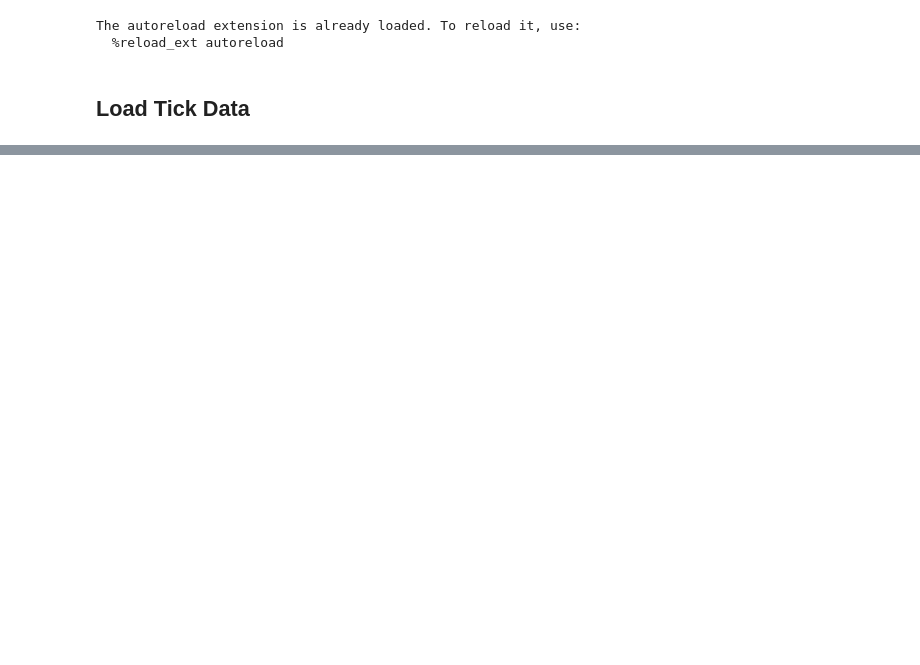
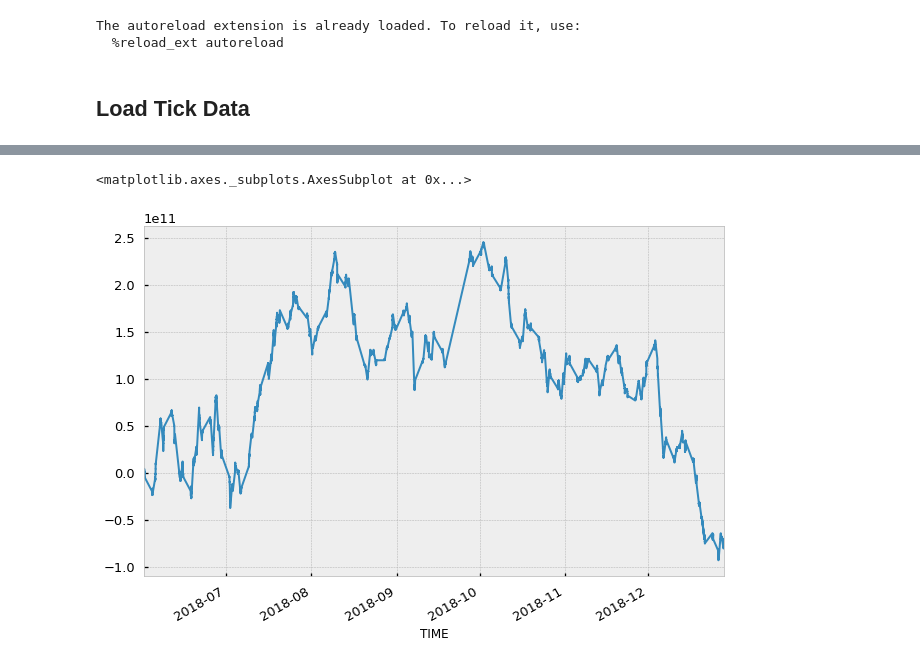
Before and after one commit to cw-jang/adv_finance, a Jupyter notebook: examples/Ch02/Ch02 DIB(A005930).ipynb, the cells around one changed output, grey strips where cells are left out. Drawn from its saved outputs; the diff is of its cells as text; code cells hidden in the pictures; blank space fills up the shorter version.

```diff
--- a/examples/Ch02/Ch02 DIB(A005930).ipynb
+++ b/examples/Ch02/Ch02 DIB(A005930).ipynb
@@ -79,0 +90,5 @@ TypeError: not enough arguments: expected 4, got 1
+# %%
+tidx.cumsum().plot()
+# %% [output]
+<matplotlib.axes._subplots.AxesSubplot at 0x...>
+[figure, added]
```
Also changed, not shown: parts of 12 cells of this notebook, 2 other files.
